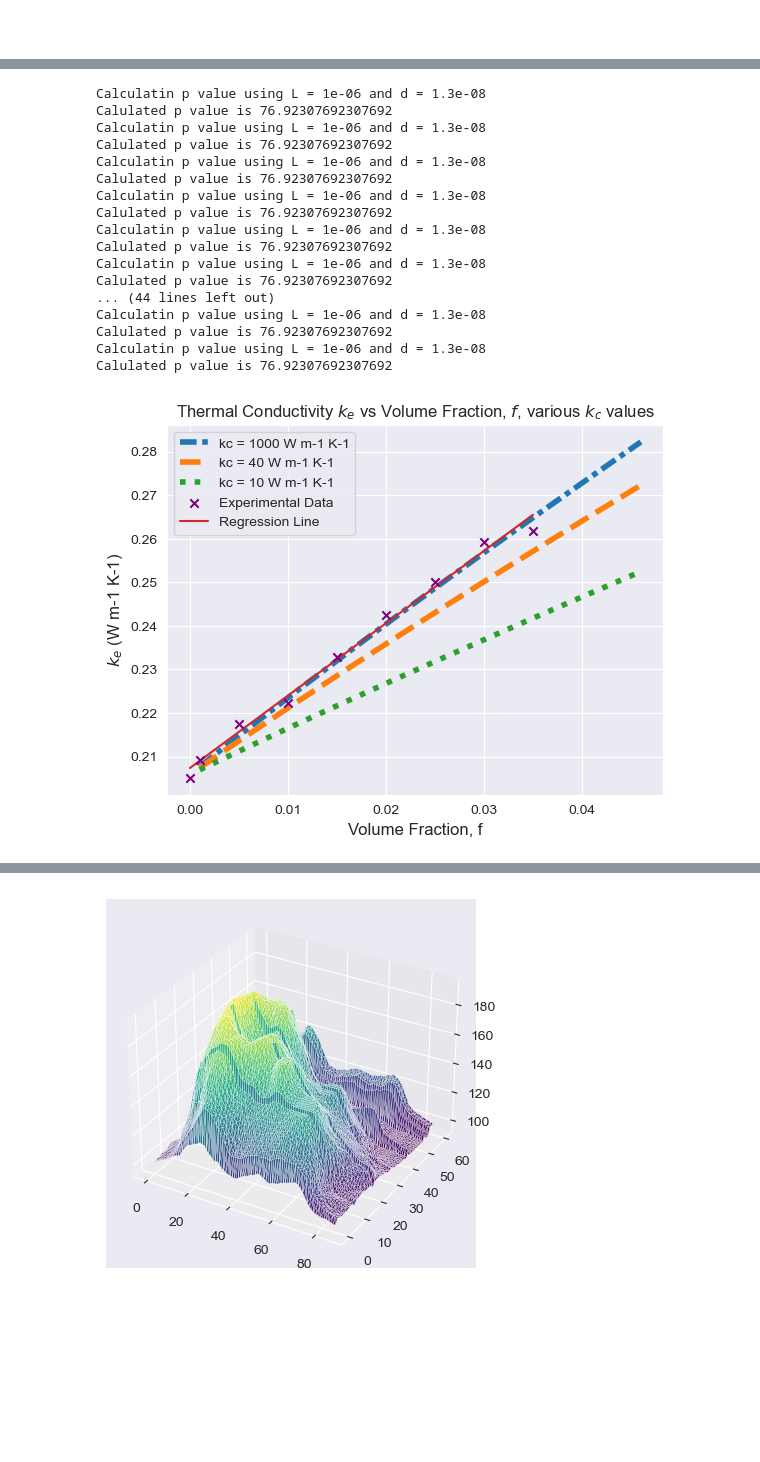
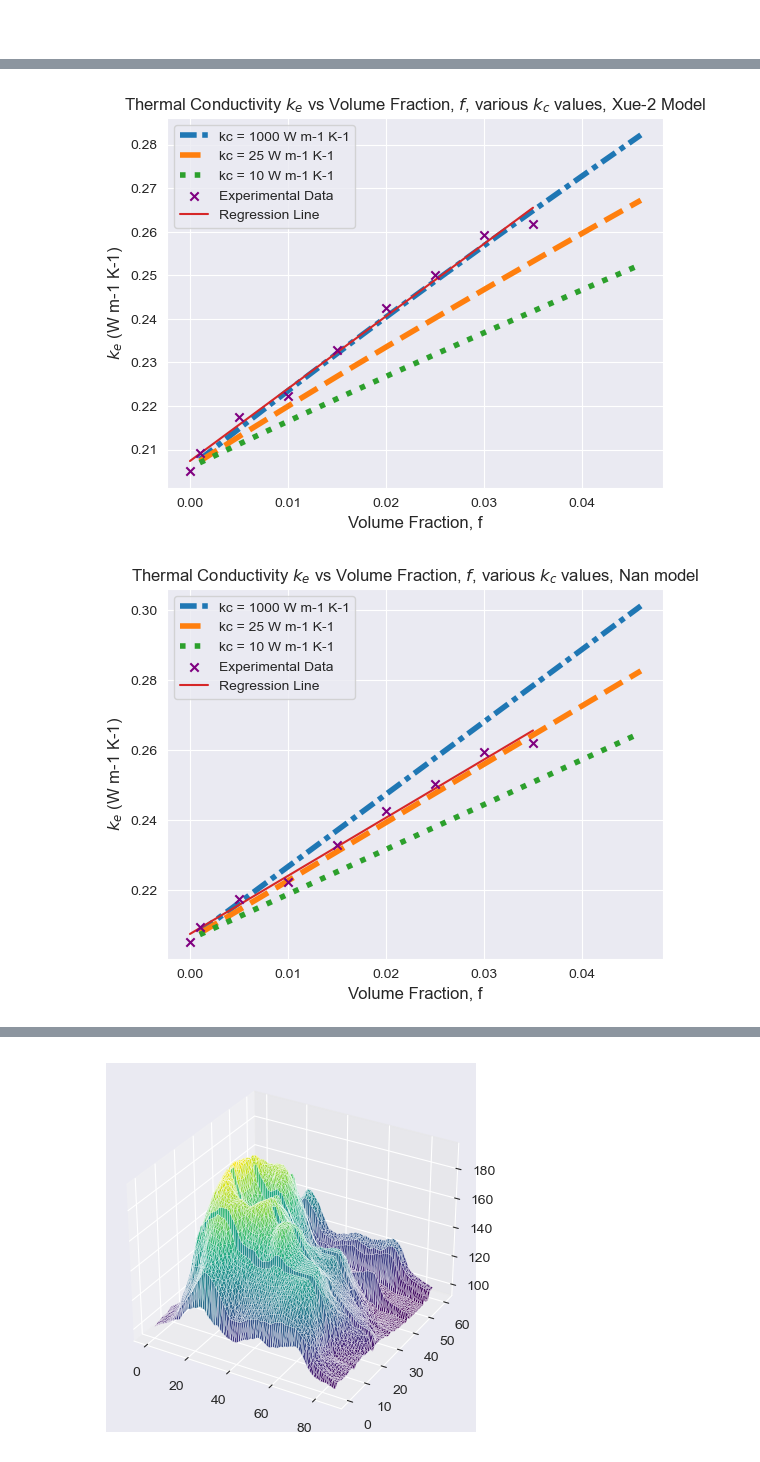
Before and after one commit to danesheppard/CNTCompositeModelling, a Jupyter notebook: nanocomp.ipynb, the cells around one changed output, grey strips where cells are left out. Drawn from its saved outputs; the diff is of its cells as text; code cells hidden in the pictures; blank space fills up the shorter version.

```diff
--- a/nanocomp.ipynb
+++ b/nanocomp.ipynb
@@ -29,9 +29,10 @@ def nankekm(f = f, kc = kc, km = km, L = L, d = d, RK = RK, p = False):
         φ = The volume fraction of nanotubes in the nanocomposite
         kc = The thermal conductivity of the nanotubes
         km = The thermal conductivity of the matrix material
-        L = The length of the nanotubes in metres
+        L = The length of the nanotubes in metres. Only used if no p is provided
         d = The diameter of the nanotubes i metres
         RK = The interfacial Thermal Resistance
+        p = The aspect ratio of the nanotubes
 
     Returns:
         ke/km, the ratio of effective thermal conductivity of the nanocomposite to the thermal conductivity of the polymer matrix
@@ -39,9 +40,9 @@ def nankekm(f = f, kc = kc, km = km, L = L, d = d, RK = RK, p = False):
 
     ak = RK*km
     if not p:
-        print(f'Calculatin p value using L = {L} and d = {d}')
+        # print(f'Calculatin p value using L = {L} and d = {d}')
         p = L/d
-        print(f'Calulated p value is {p}')
+        # print(f'Calulated p value is {p}')
     kekm = 1 + (f*p/3)*(kc/km)/(p + 2*(ak/d)*(kc/km))
     return kekm
 
@@ -70,5 +71,3 @@ def kcl(kc = kc, RK = RK, L = L):
         L = The length of the composite cell
     '''
     return kc/(1 + (2*RK*kc/L))
-
-print(nankekm())
@@ -406,57 +475,63 @@ Calulated p value is 76.92307692307692
 # %%
 
 # For the next graph, we will use the existing frAxis to plot different Kc values
 # to find the best agreement with Xue-2
 
-kcVals = [1000, 40, 10]
+kcVals = [1000, 25, 10]
 lineStyles = [(0, (3, 1, 1, 1)), '--', 'dotted']
 
 
 findKcFig = plt.figure()
 findKcAx = findKcFig.add_subplot()
-fracL = 1e-6
+
+findKcNanFig = plt.figure()
+findKcNanAx = findKcNanFig.add_subplot()
+
+findKcd = 13e-9
+findKcL = 1e-6
+findKcRK = 8e-8
+findKcRkNan = 1e-8
+findKckm = 0.2059
 
 # ax.savefig('./conductivityvsRK.png')
 
 for i, value in enumerate(kcVals):
     valData = []
+    nanData = []
     for frac in frAxis:
-        modelResult = calculateKeSolver(f = frac, km = frackm, d = fracd, L = fracL, kc = value)
-        # modelResult = calculateKeSolver(f = frac, km = frackm, d = fracd, L = fracL, kc = frackc, RK = fracRK)
+        modelResult = calculateKeSolver(f = frac, km = findKckm, d = findKcd, L = findKcL, kc = value, RK = findKcRK)
+        nanResult = nankekm(f = frac, km = frackm, d = fracd, L = fracL, kc = value)
 
-        nanResult = nankekm(f = frac, km = frackm, d = fracd, L = fracL, kc = value)*frackm
         valData.append(modelResult)
+        nanData.append(nanResult * findKckm)
     findKcAx.plot(frAxis, valData, label = f'kc = {value} W m-1 K-1', linewidth = 4, ls = lineStyles[i])
+    findKcNanAx.plot(frAxis, nanData, label = f'kc = {value} W m-1 K-1', linewidth = 4, ls = lineStyles[i])
+
 
 findKcAx.scatter(exDF['volume fraction'], exDF['ke'], marker = 'x', label = 'Experimental Data', color = 'purple', zorder = 10, )
 # Regression line for experimental data
 m, b = np.polyfit(exDF['volume fraction'], exDF['ke'], 1)
-plt.plot(exDF['volume fraction'], m*exDF['volume fraction'] + b, ls = '-', label = 'Regression Line' )
+findKcAx.plot(exDF['volume fraction'], m*exDF['volume fraction'] + b, ls = '-', label = 'Regression Line' )
 
 findKcAx.set_xlabel('Volume Fraction, f', fontsize = 12)
 findKcAx.set_ylabel('$k_e$ (W m-1 K-1)', fontsize = 12)
-findKcAx.set_title('Thermal Conductivity $k_e$ vs Volume Fraction, $f$, various $k_c$ values', fontsize = 12)
+findKcAx.set_title('Thermal Conductivity $k_e$ vs Volume Fraction, $f$, various $k_c$ values, Xue-2 Model', fontsize = 12)
 findKcAx.legend()
-findKcFig.savefig('./variousKcValues.png')
+
+findKcFig.savefig('./variousKcValuesXue.png')
+
+findKcNanAx.scatter(exDF['volume fraction'], exDF['ke'], marker = 'x', label = 'Experimental Data', color = 'purple', zorder = 10, )
+findKcNanAx.plot(exDF['volume fraction'], m*exDF['volume fraction'] + b, ls = '-', label = 'Regression Line' )
+
+findKcNanAx.set_xlabel('Volume Fraction, f', fontsize = 12)
+findKcNanAx.set_ylabel('$k_e$ (W m-1 K-1)', fontsize = 12)
+findKcNanAx.set_title('Thermal Conductivity $k_e$ vs Volume Fraction, $f$, various $k_c$ values, Nan model', fontsize = 12)
+findKcNanAx.legend()
+
+findKcNanFig.savefig('./variousKcValuesNan.png')
 # %% [output]
-Calculatin p value using L = 1e-06 and d = 1.3e-08
-Calulated p value is 76.92307692307692
-Calculatin p value using L = 1e-06 and d = 1.3e-08
-Calulated p value is 76.92307692307692
-Calculatin p value using L = 1e-06 and d = 1.3e-08
-Calulated p value is 76.92307692307692
-Calculatin p value using L = 1e-06 and d = 1.3e-08
-Calulated p value is 76.92307692307692
-Calculatin p value using L = 1e-06 and d = 1.3e-08
-Calulated p value is 76.92307692307692
-Calculatin p value using L = 1e-06 and d = 1.3e-08
-Calulated p value is 76.92307692307692
-... (44 lines left out)
-Calculatin p value using L = 1e-06 and d = 1.3e-08
-Calulated p value is 76.92307692307692
-Calculatin p value using L = 1e-06 and d = 1.3e-08
-Calulated p value is 76.92307692307692
-[figure, old version]
+[figure, new version]
+[figure, added]
 # %%
 # Now we will plot variation of RK, and include the Nan model on the graph for reference
 # Plot for RK using both the Xue and Nan models
```
Also changed, not shown: parts of 8 cells of this notebook, 5 other files.
